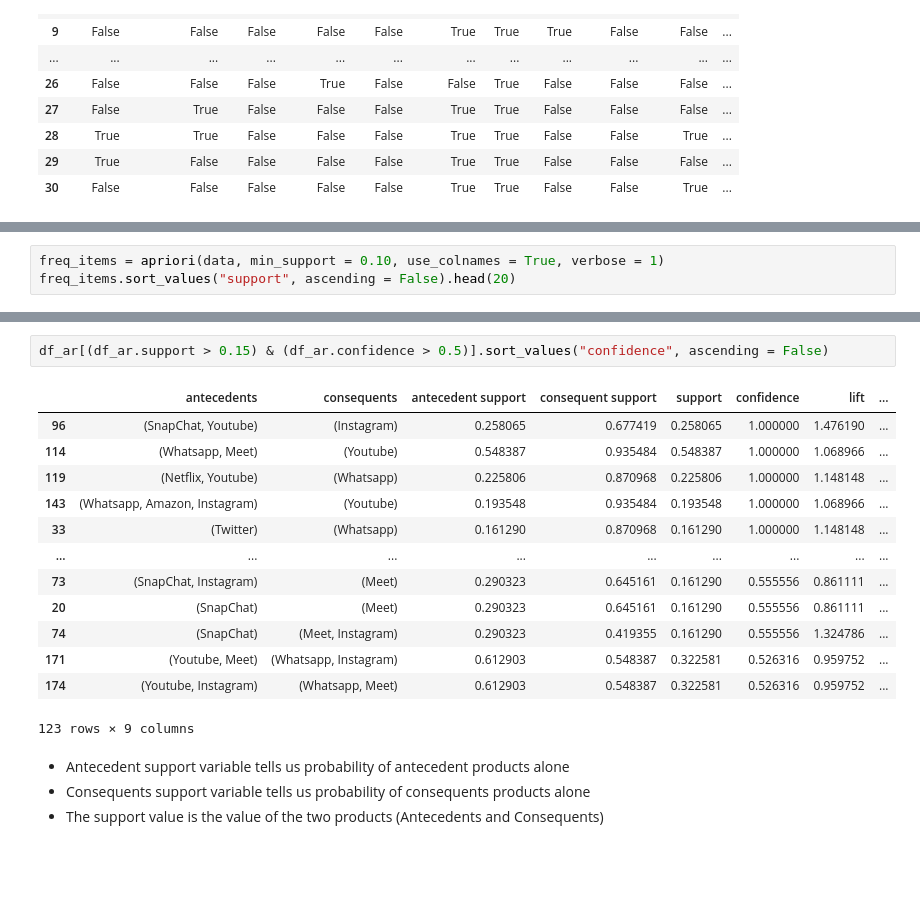
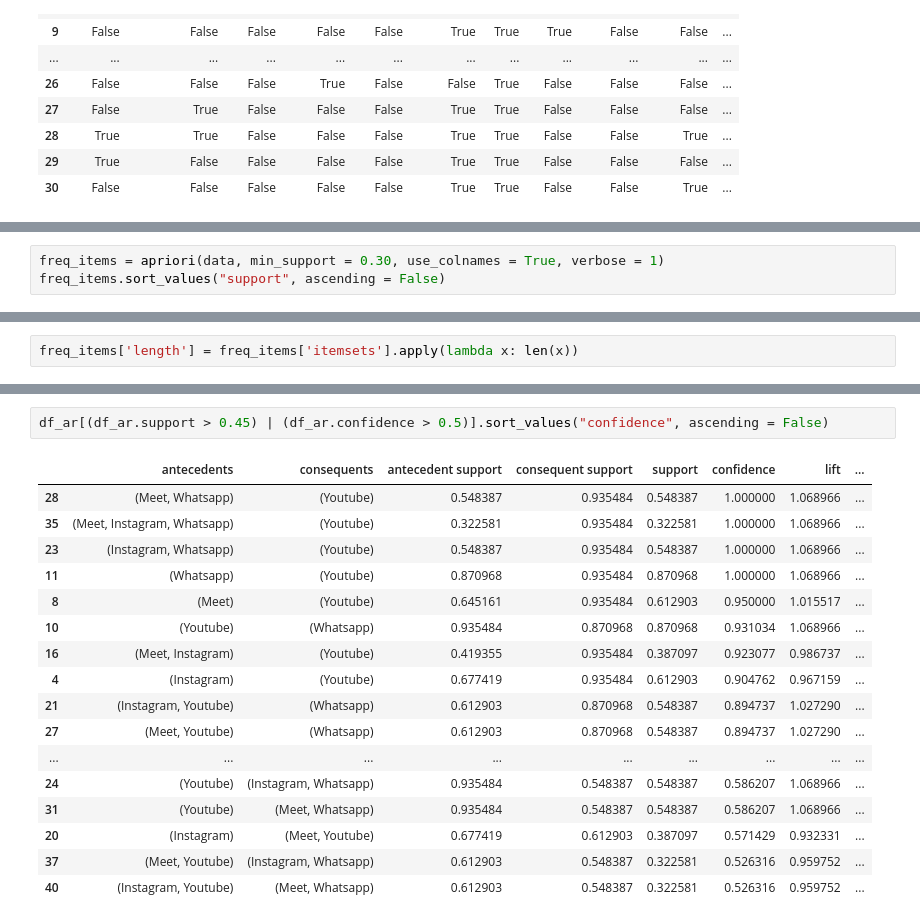
Before and after one commit to shyamgupta196/learning-process-experiments, a Jupyter notebook: apriori-algorithm-on-most-used-apps-data.ipynb, the cells around one changed output, grey strips where cells are left out. Saved outputs shown, nothing was run; the diff lists cells and outputs as text; blank space fills up the shorter version.

```diff
--- a/apriori-algorithm-on-most-used-apps-data.ipynb
+++ b/apriori-algorithm-on-most-used-apps-data.ipynb
@@ -113,4 +141,4 @@ data
 # %%
-freq_items = apriori(data, min_support = 0.10, use_colnames = True, verbose = 1)
-freq_items.sort_values("support", ascending = False).head(20)
+freq_items = apriori(data, min_support = 0.30, use_colnames = True, verbose = 1)
+freq_items.sort_values("support", ascending = False)
 # %% [output]
@@ -157,0 +173,2 @@ freq_items.sort_values('support',ascending=False).tail(10)
+# %%
+freq_items['length'] = freq_items['itemsets'].apply(lambda x: len(x))
@@ -175,20 +257,20 @@ df_ar
 # %%
-df_ar[(df_ar.support > 0.15) & (df_ar.confidence > 0.5)].sort_values("confidence", ascending = False)
+df_ar[(df_ar.support > 0.45) | (df_ar.confidence > 0.5)].sort_values("confidence", ascending = False)
 # %% [output]
 |  | antecedents | consequents | antecedent support | consequent support | support | confidence | lift | ... |
-| 96 | (SnapChat, Youtube) | (Instagram) | 0.258065 | 0.677419 | 0.258065 | 1.000000 | 1.476190 | ... |
-| 114 | (Whatsapp, Meet) | (Youtube) | 0.548387 | 0.935484 | 0.548387 | 1.000000 | 1.068966 | ... |
-| 119 | (Netflix, Youtube) | (Whatsapp) | 0.225806 | 0.870968 | 0.225806 | 1.000000 | 1.148148 | ... |
-| 143 | (Whatsapp, Amazon, Instagram) | (Youtube) | 0.193548 | 0.935484 | 0.193548 | 1.000000 | 1.068966 | ... |
-| 33 | (Twitter) | (Whatsapp) | 0.161290 | 0.870968 | 0.161290 | 1.000000 | 1.148148 | ... |
+| 28 | (Meet, Whatsapp) | (Youtube) | 0.548387 | 0.935484 | 0.548387 | 1.000000 | 1.068966 | ... |
+| 35 | (Meet, Instagram, Whatsapp) | (Youtube) | 0.322581 | 0.935484 | 0.322581 | 1.000000 | 1.068966 | ... |
+| 23 | (Instagram, Whatsapp) | (Youtube) | 0.548387 | 0.935484 | 0.548387 | 1.000000 | 1.068966 | ... |
+| 11 | (Whatsapp) | (Youtube) | 0.870968 | 0.935484 | 0.870968 | 1.000000 | 1.068966 | ... |
+| 8 | (Meet) | (Youtube) | 0.645161 | 0.935484 | 0.612903 | 0.950000 | 1.015517 | ... |
+| 10 | (Youtube) | (Whatsapp) | 0.935484 | 0.870968 | 0.870968 | 0.931034 | 1.068966 | ... |
+| 16 | (Meet, Instagram) | (Youtube) | 0.419355 | 0.935484 | 0.387097 | 0.923077 | 0.986737 | ... |
+| 4 | (Instagram) | (Youtube) | 0.677419 | 0.935484 | 0.612903 | 0.904762 | 0.967159 | ... |
+| 21 | (Instagram, Youtube) | (Whatsapp) | 0.612903 | 0.870968 | 0.548387 | 0.894737 | 1.027290 | ... |
+| 27 | (Meet, Youtube) | (Whatsapp) | 0.612903 | 0.870968 | 0.548387 | 0.894737 | 1.027290 | ... |
 | ... | ... | ... | ... | ... | ... | ... | ... | ... |
-| 73 | (SnapChat, Instagram) | (Meet) | 0.290323 | 0.645161 | 0.161290 | 0.555556 | 0.861111 | ... |
-| 20 | (SnapChat) | (Meet) | 0.290323 | 0.645161 | 0.161290 | 0.555556 | 0.861111 | ... |
-| 74 | (SnapChat) | (Meet, Instagram) | 0.290323 | 0.419355 | 0.161290 | 0.555556 | 1.324786 | ... |
-| 171 | (Youtube, Meet) | (Whatsapp, Instagram) | 0.612903 | 0.548387 | 0.322581 | 0.526316 | 0.959752 | ... |
-| 174 | (Youtube, Instagram) | (Whatsapp, Meet) | 0.612903 | 0.548387 | 0.322581 | 0.526316 | 0.959752 | ... |
+| 24 | (Youtube) | (Instagram, Whatsapp) | 0.935484 | 0.548387 | 0.548387 | 0.586207 | 1.068966 | ... |
+| 31 | (Youtube) | (Meet, Whatsapp) | 0.935484 | 0.548387 | 0.548387 | 0.586207 | 1.068966 | ... |
+| 20 | (Instagram) | (Meet, Youtube) | 0.677419 | 0.612903 | 0.387097 | 0.571429 | 0.932331 | ... |
+| 37 | (Meet, Youtube) | (Instagram, Whatsapp) | 0.612903 | 0.548387 | 0.322581 | 0.526316 | 0.959752 | ... |
+| 40 | (Instagram, Youtube) | (Meet, Whatsapp) | 0.612903 | 0.548387 | 0.322581 | 0.526316 | 0.959752 | ... |
-123 rows × 9 columns
-# %% [markdown]
-- Antecedent support variable tells us probability of antecedent products alone
-- Consequents support variable tells us probability of consequents products alone
-- The support value is the value of the two products (Antecedents and Consequents)
```
Also changed, not shown: parts of 29 cells of this notebook.
